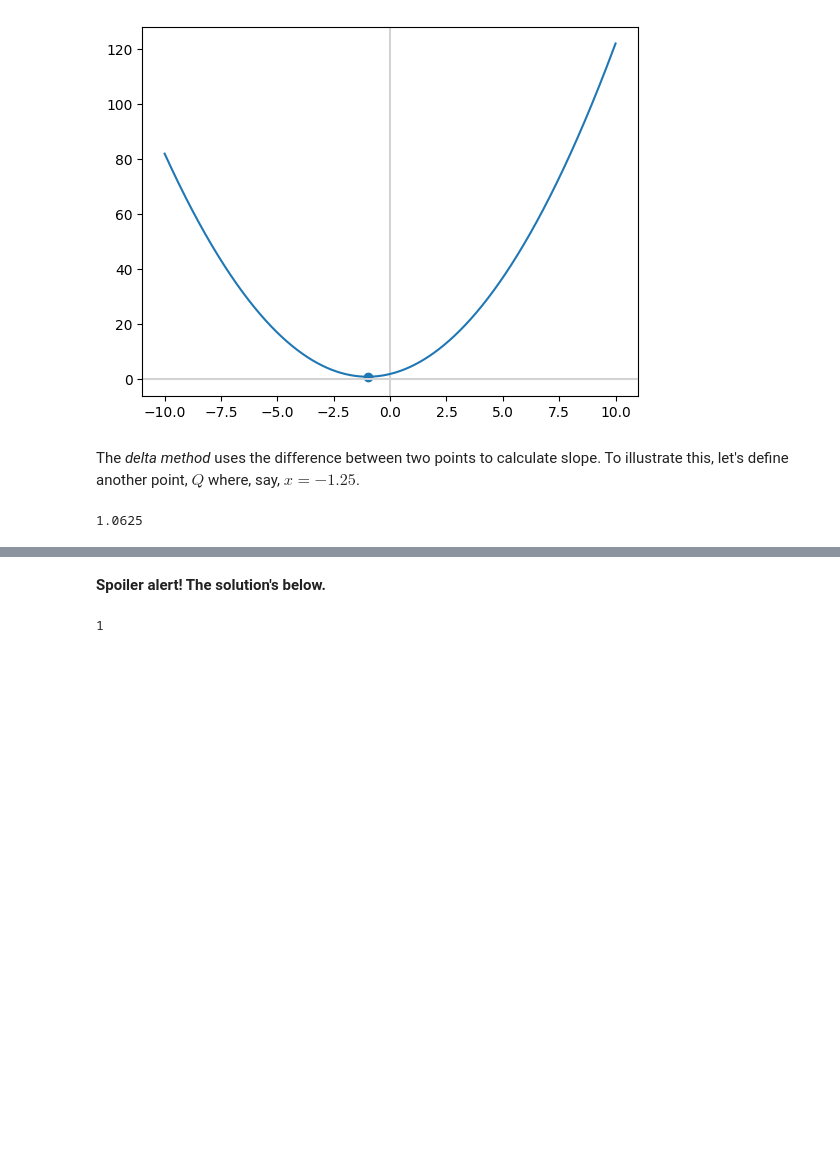
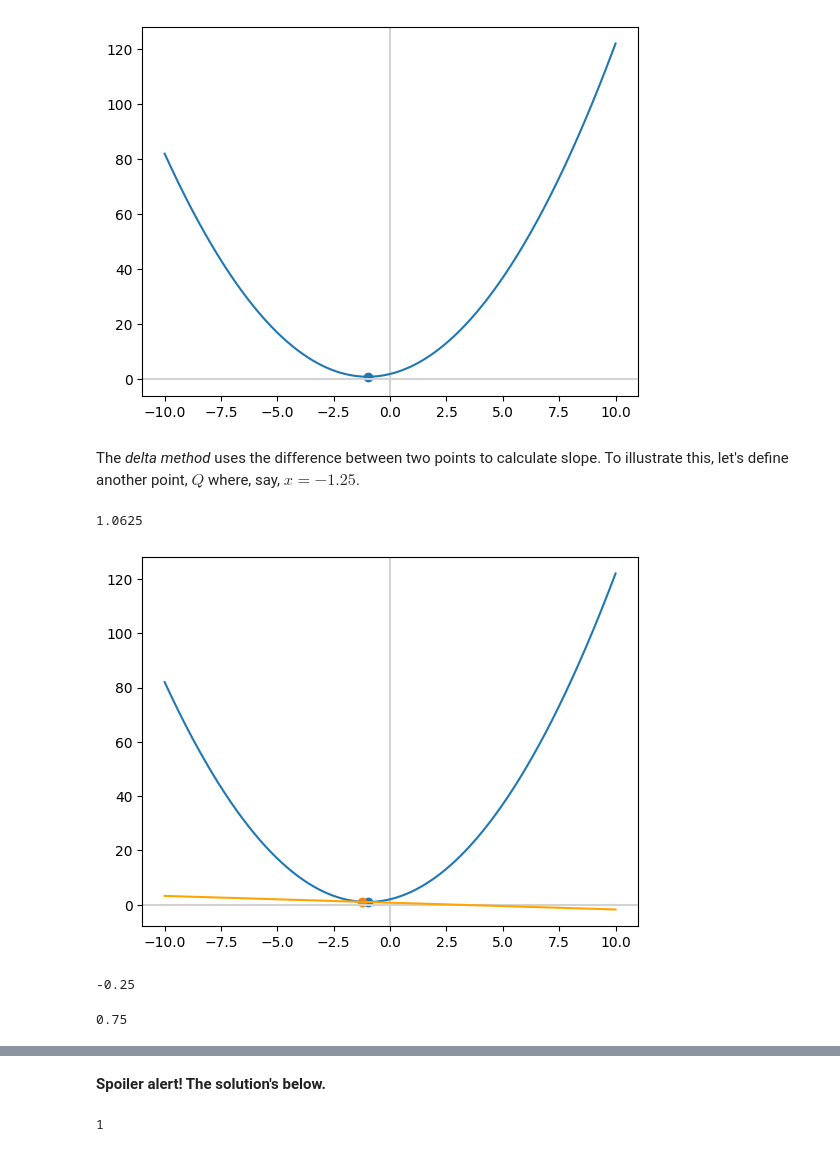
Before and after one commit to lcartel/ML-foundations, a Jupyter notebook: notebooks/3-calculus-i.ipynb, the cells around one changed output, grey strips where cells are left out. Cells and saved outputs as stored; diff of their text form; code cells hidden in the pictures; blank space fills up the shorter version.

```diff
--- a/notebooks/3-calculus-i.ipynb
+++ b/notebooks/3-calculus-i.ipynb
@@ -421,3 +421,23 @@ The _delta method_ uses the difference between two points to calculate slope. To
 f(-1.25)
 # %% [output]
 1.0625
+# %%
+fig, ax = plt.subplots()
+plt.axvline(x=0, color='lightgray')
+plt.axhline(y=0, color='lightgray')
+plt.scatter(-1, 1)
+plt.scatter(-1.25, 1.0625)
+plt.plot(x, line_y, c='orange', zorder=3)
+_ = ax.plot(x,y)
+# %% [output]
+[figure, added]
+# %%
+m = (1.0625-1)/(-1.25+1)
+m
+# %% [output]
+-0.25
+# %%
+b = (1.0625)-m*-1.25
+b
+# %% [output]
+0.75
```
Also changed, not shown: parts of 5 cells of this notebook.
